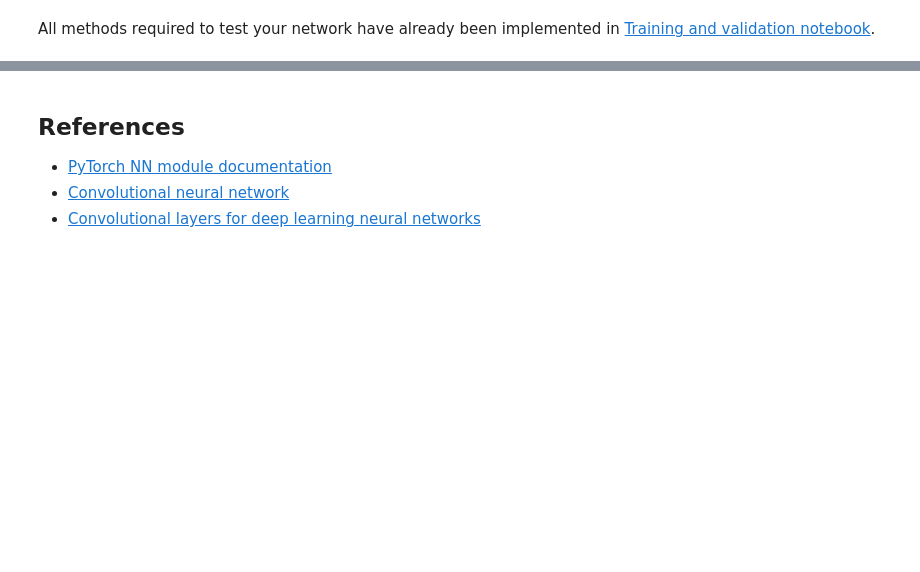
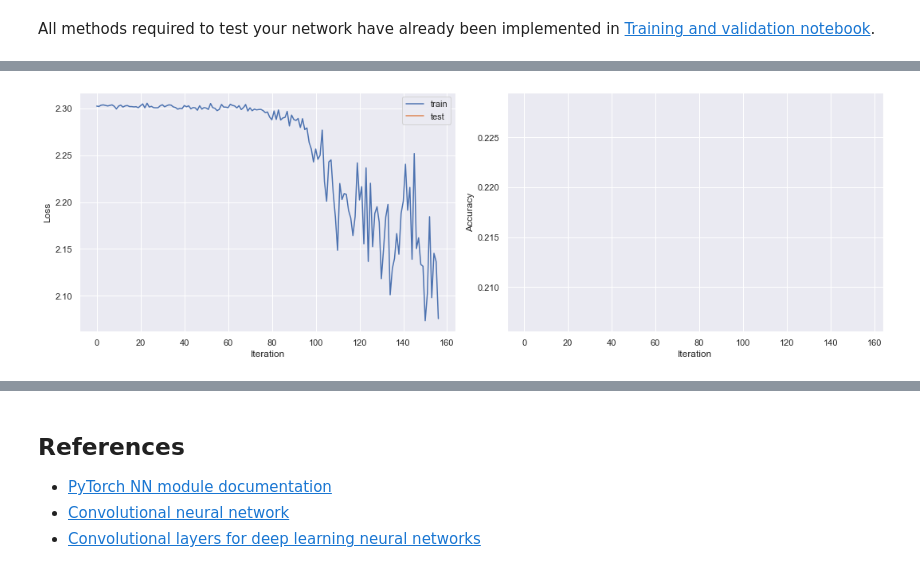
Before and after one commit to emlozin/intro_to_pytorch, a Jupyter notebook: 5_Next_steps/5a_Convolutional_neural_networks_Solution.ipynb, the cells around one changed output, grey strips where cells are left out. Cells and saved outputs as stored; diff of their text form; code cells hidden in the pictures; blank space fills up the shorter version.

```diff
--- a/5_Next_steps/5a_Convolutional_neural_networks_Solution.ipynb
+++ b/5_Next_steps/5a_Convolutional_neural_networks_Solution.ipynb
@@ -247,5 +341,6 @@ network
 All methods required to test your network have already been implemented in [Training and validation notebook](../4_Training_and_validation/4c_training_loop_Solutions.ipynb).
 # %%
 loss = nn.CrossEntropyLoss()
-train_losses, test_losses, accuracies = cifar10.train_nn(network, loss, trainloader, testloader, n_epochs=10, lr=0.5)
+train_losses, test_losses, accuracies = cifar10.train_nn(network, loss, trainloader, testloader, n_epochs=1, lr=0.5)
 cifar10.plot_metrics(train_losses, test_losses, accuracies)
+# %% [output]
@@ -252,2 +348,3 @@ cifar10.plot_metrics(train_losses, test_losses, accuracies)
+[figure, added]
 # %%
 cifar10.show_classify(trainloader, network, batch_size)
```
Also changed, not shown: parts of 19 cells of this notebook, 15 other files.
